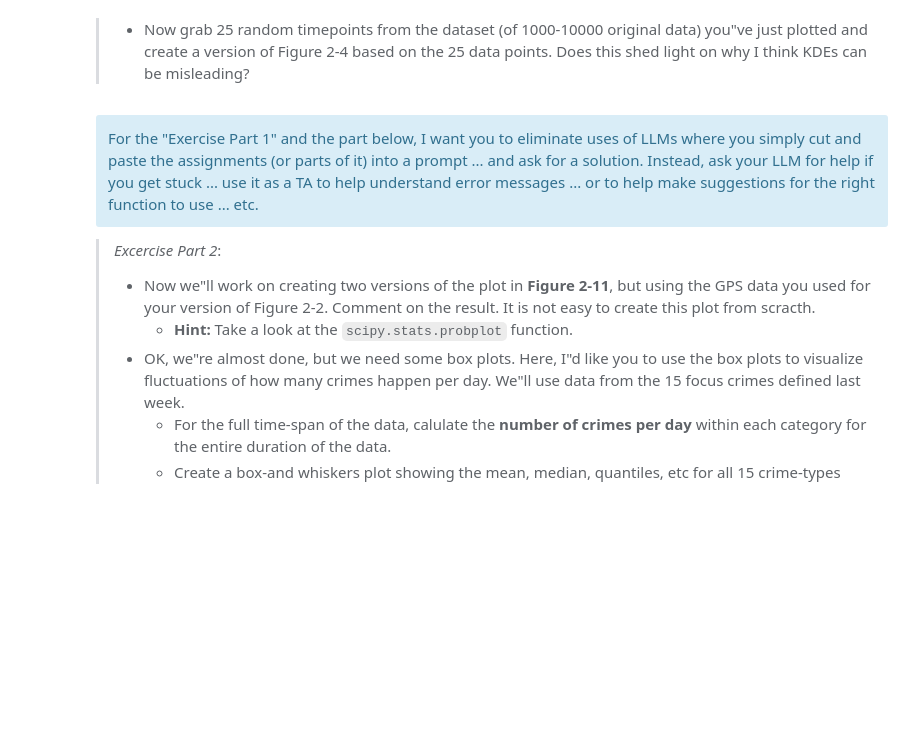
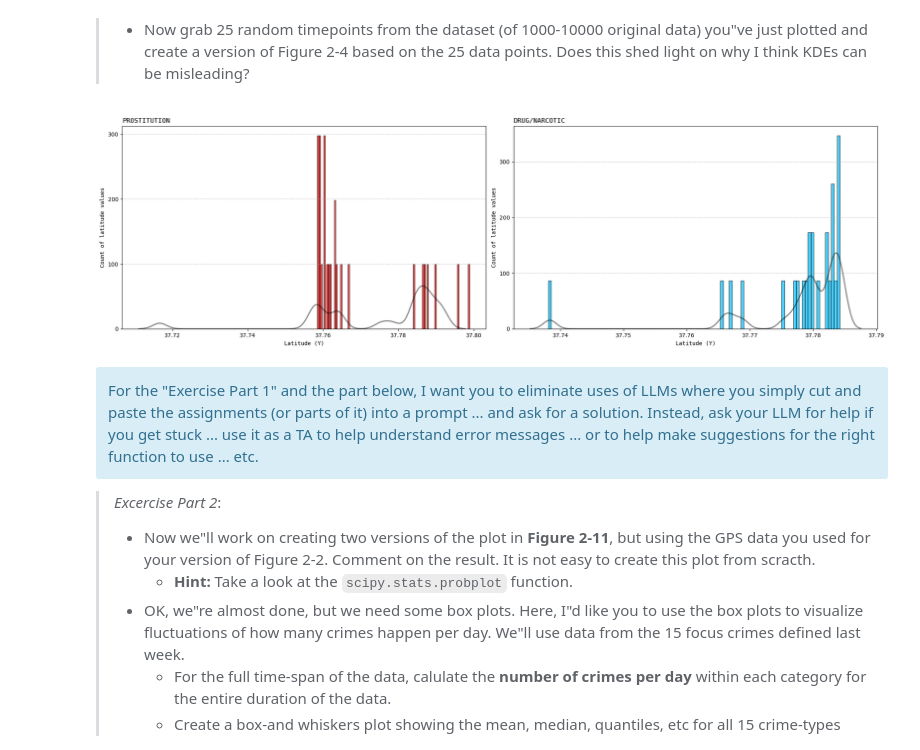
Before and after one commit to AleksandarLukic96/02806_Social_Data, a Jupyter notebook: notebooks/W3_Alek.ipynb, the cells around one changed output. Drawn from its saved outputs; the diff is of its cells as text; code cells hidden in the pictures; blank space fills up the shorter version.

```diff
--- a/notebooks/W3_Alek.ipynb
+++ b/notebooks/W3_Alek.ipynb
@@ -325,5 +362,81 @@ sns.kdeplot(data=df_minute, x="Count", bw_adjust=.2)
 # %% [markdown]
 > * Now grab 25 random timepoints from the dataset (of 1000-10000 original data) you"ve just plotted and create a version of Figure 2-4 based on the 25 data points. Does this shed light on why I think KDEs can be misleading?
+# %%
+fig, axs = plt.subplots(1, 2, figsize=(20, 6))
+
+num_bins = 100
+
+# Compute histogram of the sampled data
+counts_1, bin_edges_1 = np.histogram(
+    df_1["Latitude (Y)"].sample(n=25, random_state=1),
+    bins=num_bins,
+    density=True
+)
+counts_2, bin_edges_2 = np.histogram(
+    df_2["Latitude (Y)"].sample(n=25, random_state=1),
+    bins=num_bins,
+    density=True
+)
+
+max_count = max(max(counts_1), max(counts_2))
+
+# Plot the histograms with KDE overlay
+axs[0].bar(
+    bin_edges_1[:-1],
+    counts_1,
+    color="red",
+    width=np.diff(bin_edges_1),
+    edgecolor="black",
+    alpha=0.7
+)
+axs[0].grid(axis="y", linestyle="--", alpha=0.7)
+axs[0].set_title(crime_1, loc="left", fontfamily="monospace")
+axs[0].set_ylabel("Count of latitude values", fontfamily="monospace")
+axs[0].set_yticks(np.arange(0, max_count*1.05, 100))
+axs[0].set_xlabel("Latitude (Y)", fontfamily="monospace")
+
+sns.kdeplot(
+    data=df_1["Latitude (Y)"].sample(n=25),
+    bw_adjust=.2,
+    fill=False,
+    color="black",
+    alpha=0.5,
+    linewidth=2,
+    linestyle="-",
+    ax=axs[0]
+)
+
+axs[1].bar(
+    bin_edges_2[:-1],
+    counts_2,
+    color="deepskyblue",
+    width=np.diff(bin_edges_2),
+    edgecolor="black",
+    alpha=0.7
+)
+axs[1].grid(axis="y", linestyle="--", alpha=0.7)
+axs[1].set_title(crime_2, loc="left", fontfamily="monospace")
+axs[1].set_ylabel("Count of latitude values", fontfamily="monospace")
+axs[1].set_ylabel("Count of latitude values", fontfamily="monospace")
+axs[1].set_yticks(np.arange(0, max_count*1.05, 100))
+axs[1].set_xlabel("Latitude (Y)", fontfamily="monospace")
+
+sns.kdeplot(
+    data=df_2["Latitude (Y)"].sample(n=25, random_state=1),
+    bw_adjust=.2,
+    fill=False,
+    color="black",
+    alpha=0.5,
+    linewidth=2,
+    linestyle="-",
+    ax=axs[1]
+)
+
+fig.tight_layout(pad = 1.0)
+plt.savefig(os.path.join(plots_path, "W3_ex3_1_histograms.pdf"), format="pdf", bbox_inches="tight")
+plt.show()
+# %% [output]
+[figure, added]
 # %% [markdown]
 <div class="alert alert-block alert-info">
 For the "Exercise Part 1" and the part below, I want you to eliminate uses of LLMs where you simply cut and paste the assignments (or parts of it) into a prompt ... and ask for a solution. Instead, ask your LLM for help if you get stuck ... use it as a TA to help understand error messages ... or to help make suggestions for the right function to use ... etc.
```
Also changed, not shown: parts of 8 cells of this notebook, 2 other files.
